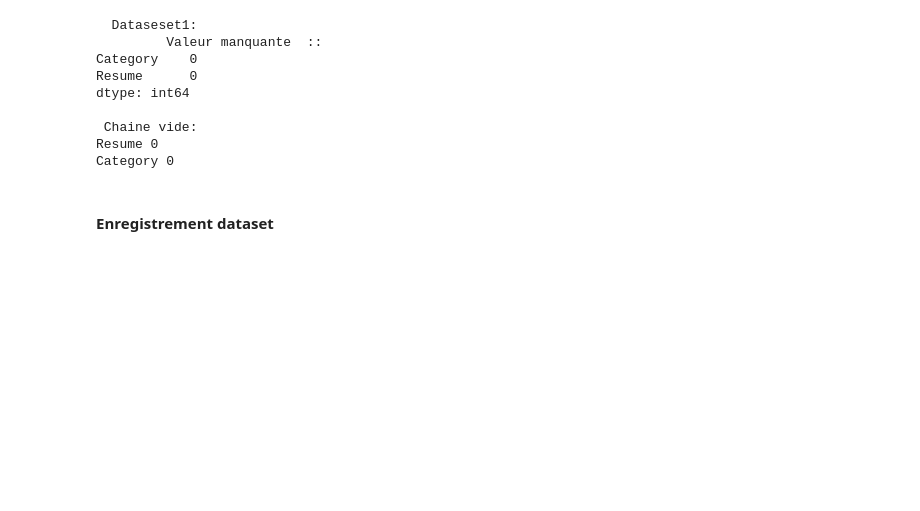
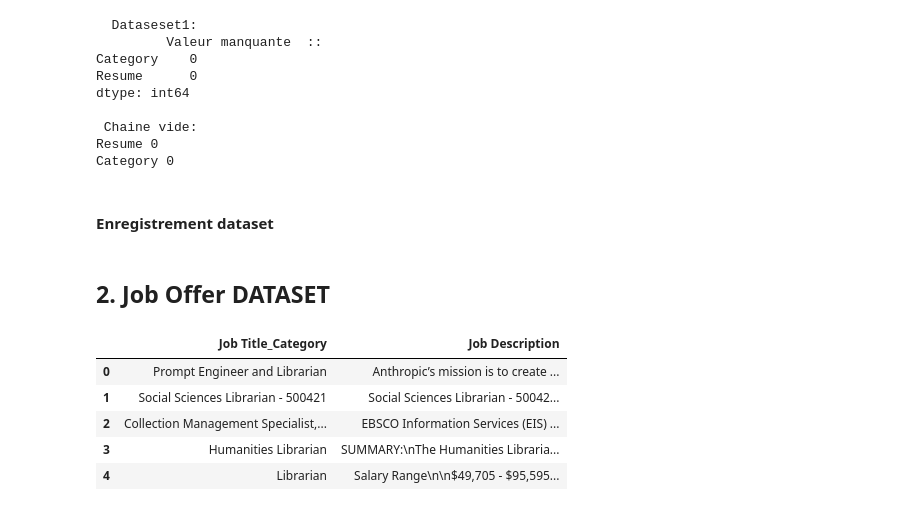
Before and after one commit to desbaa32/Classification-resume-and-matching-job-description, a Jupyter notebook: notebooks/dataset_consolidation.ipynb, the cells around one changed output. Cells and saved outputs as stored; diff of their text form; code cells hidden in the pictures; blank space fills up the shorter version.

```diff
--- a/notebooks/dataset_consolidation.ipynb
+++ b/notebooks/dataset_consolidation.ipynb
@@ -307,3 +309,5 @@ Category 0
 # %%
 # new_resume_dataset1.to_csv(data_dir/'interim/resumes_clean_Category.csv', index=False)
 combined_resume_dataset_final.to_csv(data_dir/'interim/combined_resume_final.csv', index=False)
+# %% [markdown]
+## 2. Job Offer DATASET
@@ -309,0 +317,9 @@ combined_resume_dataset_final.to_csv(data_dir/'interim/combined_resume_final.csv
+# %%
+offer_dataset1.head()
+# %% [output]
+|  | Job Title_Category | Job Description |
+| 0 | Prompt Engineer and Librarian | Anthropic’s mission is to create ... |
+| 1 | Social Sciences Librarian - 500421 | Social Sciences Librarian - 50042... |
+| 2 | Collection Management Specialist,... | EBSCO Information Services (EIS) ... |
+| 3 | Humanities Librarian | SUMMARY:\nThe Humanities Libraria... |
+| 4 | Librarian | Salary Range\n\n$49,705 - $95,595... |
```
Also changed, not shown: parts of 19 cells of this notebook, 5 other files.
